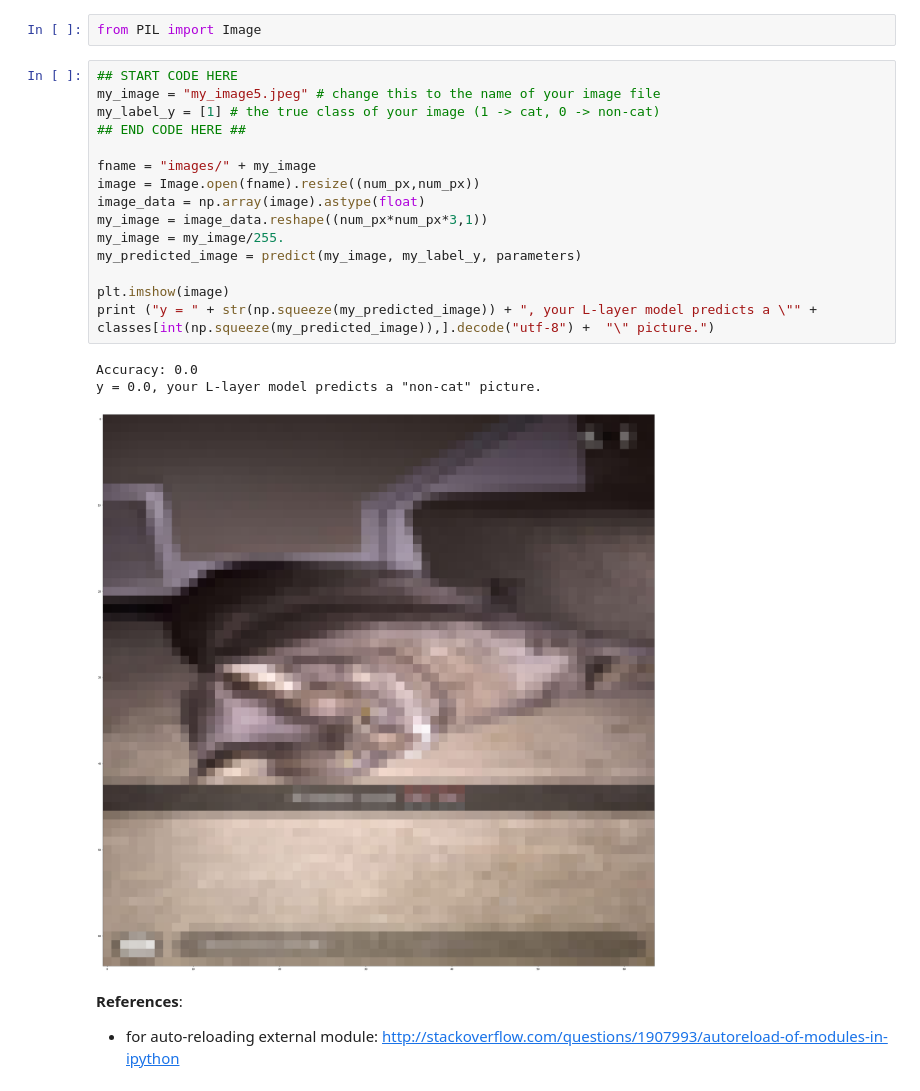
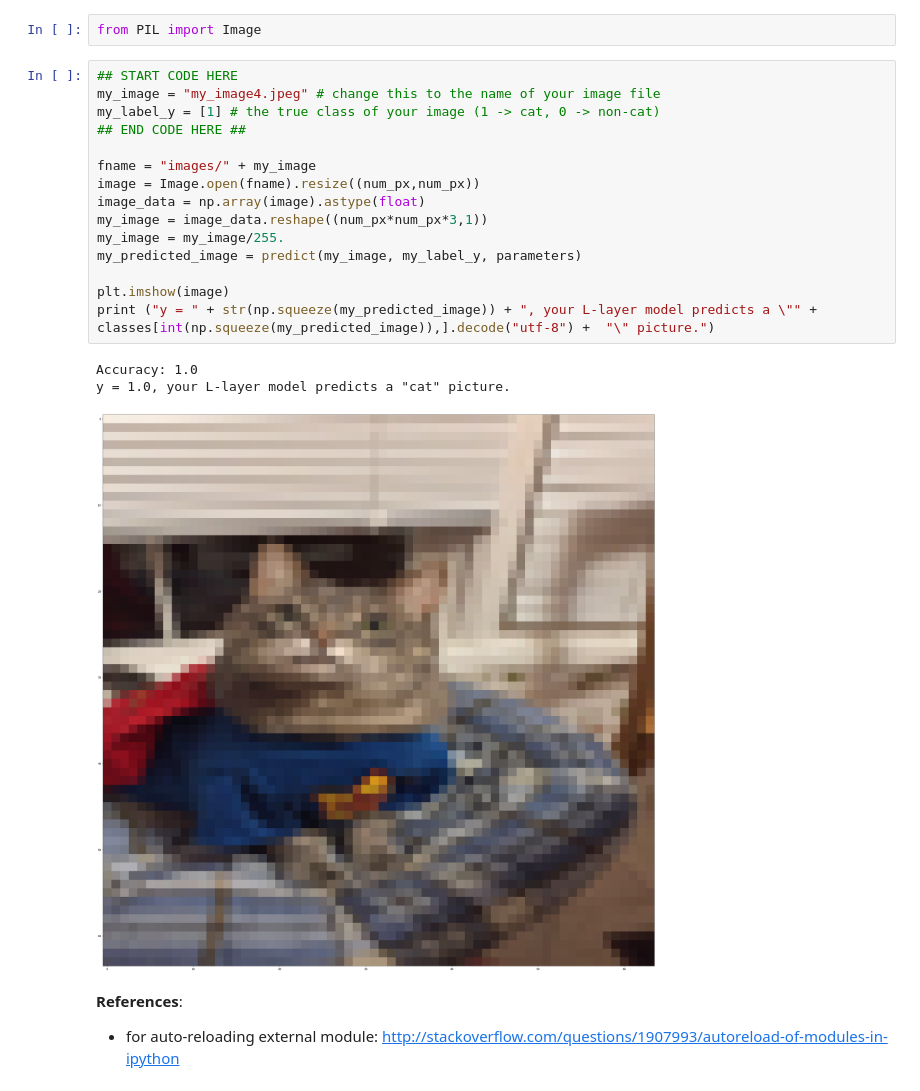
Before and after one commit to Abhik0605/Deep-Learning, a Jupyter notebook: Cat Images Application/Deep+Neural+Network+-+Application+v8.ipynb, the cells around one changed output. Drawn from its saved outputs; the diff is of its cells as text.

```diff
--- a/Cat Images Application/Deep+Neural+Network+-+Application+v8.ipynb
+++ b/Cat Images Application/Deep+Neural+Network+-+Application+v8.ipynb
@@ -566,23 +548,23 @@ Congratulations on finishing this assignment. You can use your own image and see
 from PIL import Image
 # %%
 ## START CODE HERE
-my_image = "my_image5.jpeg" # change this to the name of your image file
+my_image = "my_image4.jpeg" # change this to the name of your image file
 my_label_y = [1] # the true class of your image (1 -> cat, 0 -> non-cat)
 ## END CODE HERE ##
 
 fname = "images/" + my_image
 image = Image.open(fname).resize((num_px,num_px))
 image_data = np.array(image).astype(float)
 my_image = image_data.reshape((num_px*num_px*3,1))
 my_image = my_image/255.
 my_predicted_image = predict(my_image, my_label_y, parameters)
 
 plt.imshow(image)
 print ("y = " + str(np.squeeze(my_predicted_image)) + ", your L-layer model predicts a \"" + classes[int(np.squeeze(my_predicted_image)),].decode("utf-8") +  "\" picture.")
 # %% [output]
-Accuracy: 0.0
-y = 0.0, your L-layer model predicts a "non-cat" picture.
+Accuracy: 1.0
+y = 1.0, your L-layer model predicts a "cat" picture.
-[figure, old version]
+[figure, new version]
 # %% [markdown]
 **References**:
 
```
Also changed, not shown: parts of 2 cells of this notebook, 17 other files.
